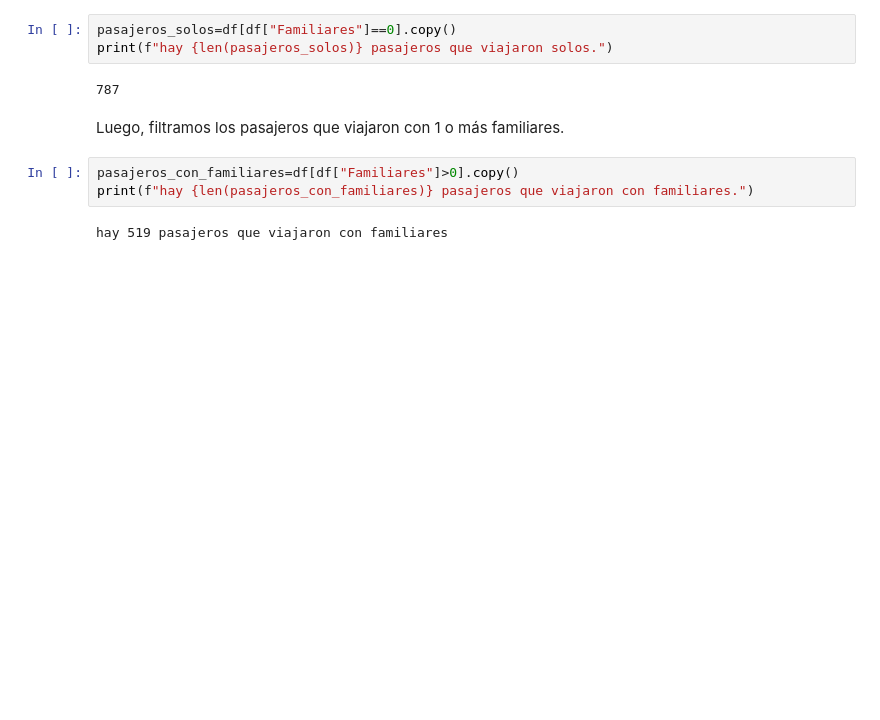
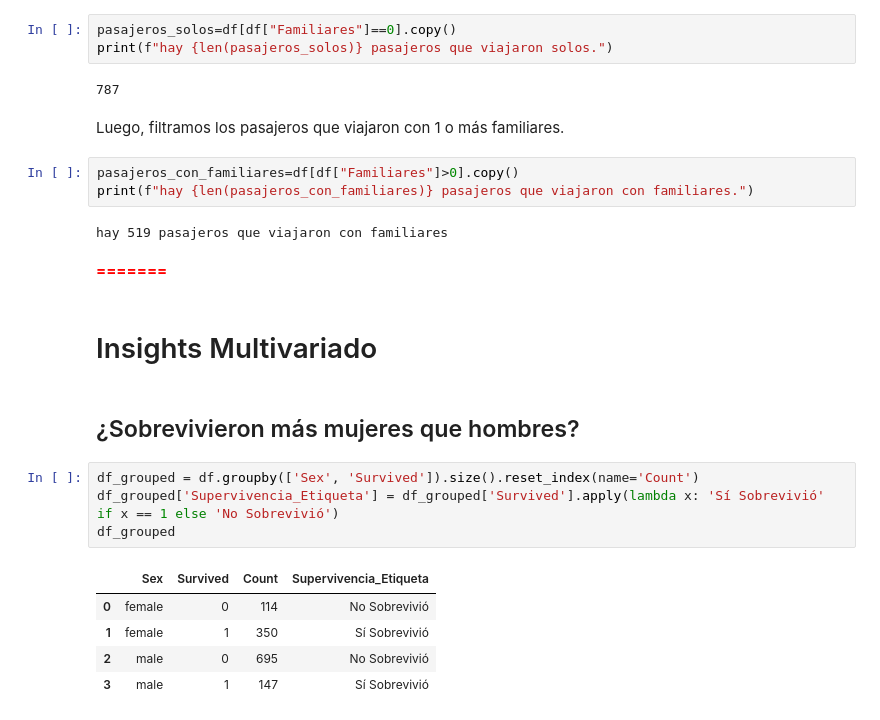
Before and after one commit to juanpablocarrillohortua/taller-pandas-titanic-grupo-1, a Jupyter notebook: notebooks/proyecto titanic.ipynb, the cells around one changed output. Saved outputs shown, nothing was run; the diff lists cells and outputs as text; blank space fills up the shorter version.

```diff
--- a/notebooks/proyecto titanic.ipynb
+++ b/notebooks/proyecto titanic.ipynb
@@ -887,3 +937,19 @@ pasajeros_con_familiares=df[df["Familiares"]>0].copy()
 print(f"hay {len(pasajeros_con_familiares)} pasajeros que viajaron con familiares.")
 # %% [output]
 hay 519 pasajeros que viajaron con familiares
+# %% [markdown]
+<span style="color:red"><b>=======</b></span>
+# %% [markdown]
+# Insights Multivariado
+# %% [markdown]
+## ¿Sobrevivieron más mujeres que hombres?
+# %%
+df_grouped = df.groupby(['Sex', 'Survived']).size().reset_index(name='Count')
+df_grouped['Supervivencia_Etiqueta'] = df_grouped['Survived'].apply(lambda x: 'Sí Sobrevivió' if x == 1 else 'No Sobrevivió')
+df_grouped
+# %% [output]
+|  | Sex | Survived | Count | Supervivencia_Etiqueta |
+| 0 | female | 0 | 114 | No Sobrevivió |
+| 1 | female | 1 | 350 | Sí Sobrevivió |
+| 2 | male | 0 | 695 | No Sobrevivió |
+| 3 | male | 1 | 147 | Sí Sobrevivió |
```
Also changed, not shown: parts of 21 cells of this notebook.
